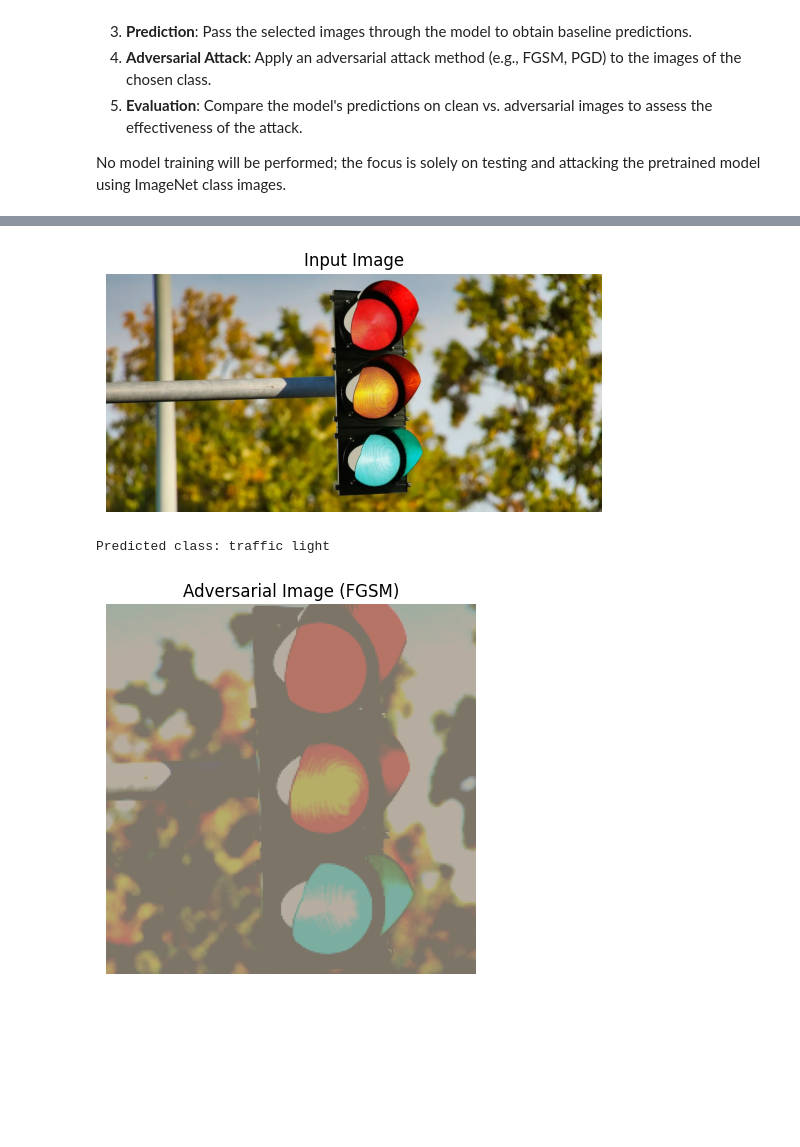
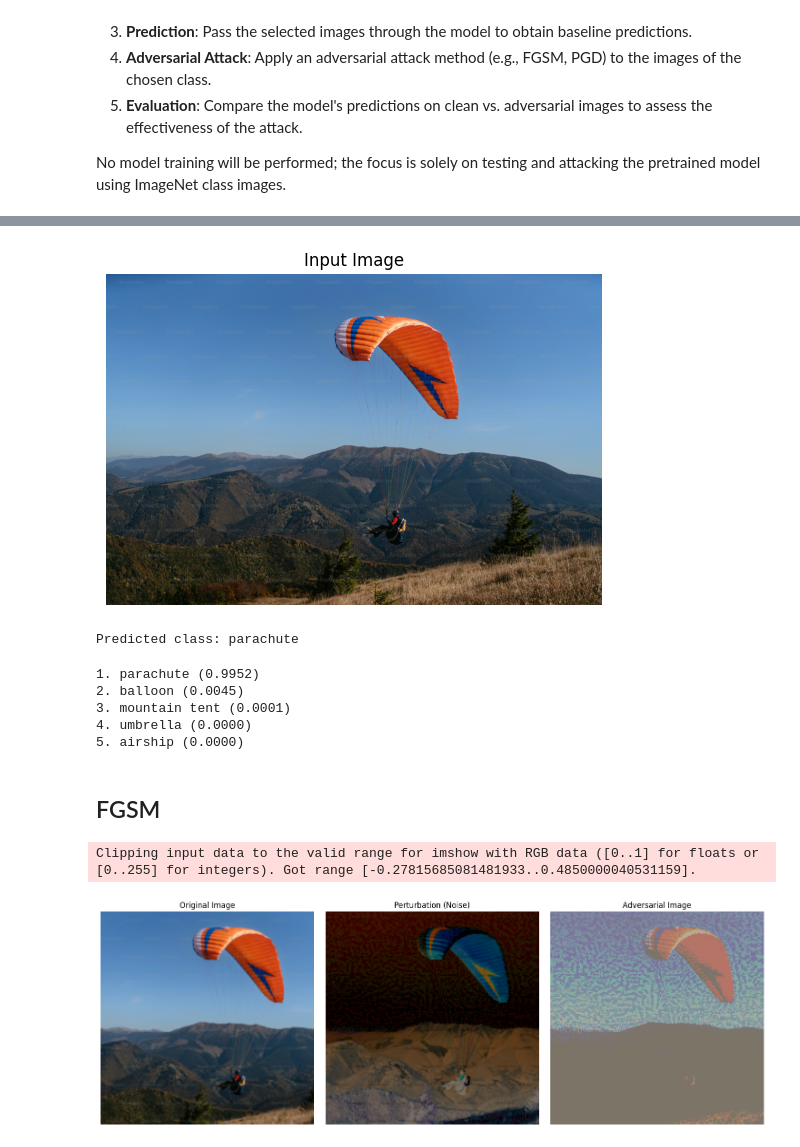
Before and after one commit to seba20-0/Adversarial-Attacks-on-YOLO, a Jupyter notebook: classification/classification_example.ipynb, the cells around one changed output, grey strips where cells are left out. Drawn from its saved outputs; the diff is of its cells as text; code cells hidden in the pictures; blank space fills up the shorter version.

```diff
--- a/classification/classification_example.ipynb
+++ b/classification/classification_example.ipynb
@@ -45,7 +43,7 @@ import json
 import requests
 
 # Load and preprocess the image
-img_path = '../dataset/traffic-lights.jpg'
+img_path = '../dataset/parachute.jfif'
 image = Image.open(img_path).convert('RGB')
 
 preprocess = transforms.Compose([
@@ -97,8 +75,27 @@ plt.show()
 # Print predicted class
 print('Predicted class:', labels[predicted.item()])
 # %% [output]
-[figure, old version]
+[figure, new version]
-Predicted class: traffic light
+Predicted class: parachute
+# %%
+# Get top 5 predictions and their probabilities
+with torch.no_grad():
+    probs = torch.nn.functional.softmax(output, dim=1)
+    top5_probs, top5_indices = probs.topk(5, dim=1)
+
+# Display top 5 predicted classes and probabilities
+for i in range(5):
+    idx = top5_indices[0, i].item()
+    prob = top5_probs[0, i].item()
+    print(f"{i+1}. {labels[idx]} ({prob:.4f})")
+# %% [output]
+1. parachute (0.9952)
+2. balloon (0.0045)
+3. mountain tent (0.0001)
+4. umbrella (0.0000)
+5. airship (0.0000)
+# %% [markdown]
+## FGSM
 # %%
 import sys
 sys.path.append('../attacks')
@@ -108,7 +105,7 @@ from fgsm import FGSM
 label_tensor = torch.tensor([predicted.item()])
 
 # Instantiate FGSM
-epsilon = 0.03
+epsilon = 0.4
 fgsm = FGSM(epsilon=epsilon, targeted=False)
 
 # Generate adversarial example
@@ -118,31 +115,32 @@ adv_image = fgsm.attack(model, input_tensor, label_tensor)
 adv_img_np = adv_image.squeeze().detach().cpu().numpy().transpose(1,2,0)
 adv_img_np = adv_img_np * [0.229, 0.224, 0.225] + [0.485, 0.456, 0.406]  # Unnormalize
 adv_img_np = adv_img_np.clip(0, 1)
 
 # Calculate perturbation
 perturbation = (adv_image - input_tensor).squeeze().detach().cpu().numpy().transpose(1,2,0)
 perturbation = perturbation * [0.229, 0.224, 0.225]  # Unnormalize (no mean added for noise)
 perturbation = perturbation.clip(-0.5, 0.5)  # Clip for visualization
 
 # Show original image
 orig_img_np = input_tensor.squeeze().detach().cpu().numpy().transpose(1,2,0)
 orig_img_np = orig_img_np * [0.229, 0.224, 0.225] + [0.485, 0.456, 0.406]
 orig_img_np = orig_img_np.clip(0, 1)
 
 fig, axs = plt.subplots(1, 3, figsize=(15, 5))
 axs[0].imshow(orig_img_np)
 axs[0].set_title('Original Image')
 axs[0].axis('off')
 
 axs[1].imshow(perturbation, cmap='seismic')
 axs[1].set_title('Perturbation (Noise)')
 axs[1].axis('off')
 
 axs[2].imshow(adv_img_np)
 axs[2].set_title('Adversarial Image')
 axs[2].axis('off')
 
 plt.tight_layout()
 plt.show()
 # %% [output]
+Clipping input data to the valid range for imshow with RGB data ([0..1] for floats or [0..255] for integers). Got range [-0.27815685081481933..0.4850000040531159].
-[figure, old version]
+[figure, new version]
```
Also changed, not shown: parts of 6 cells of this notebook.
